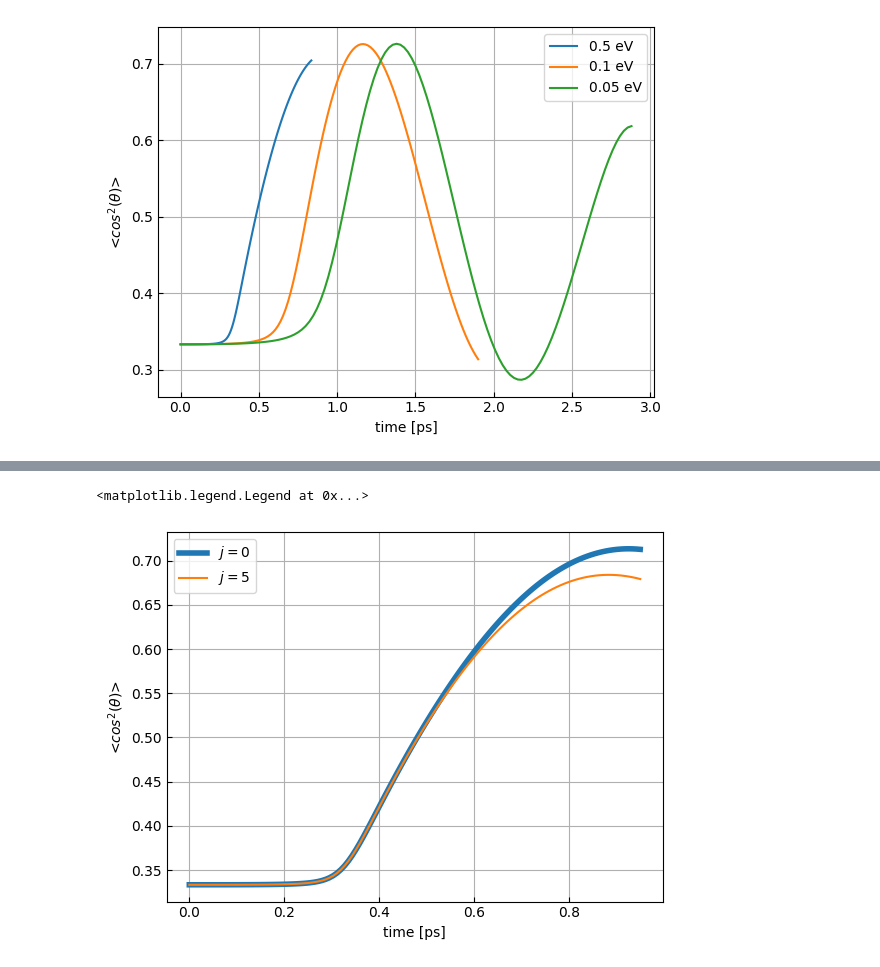
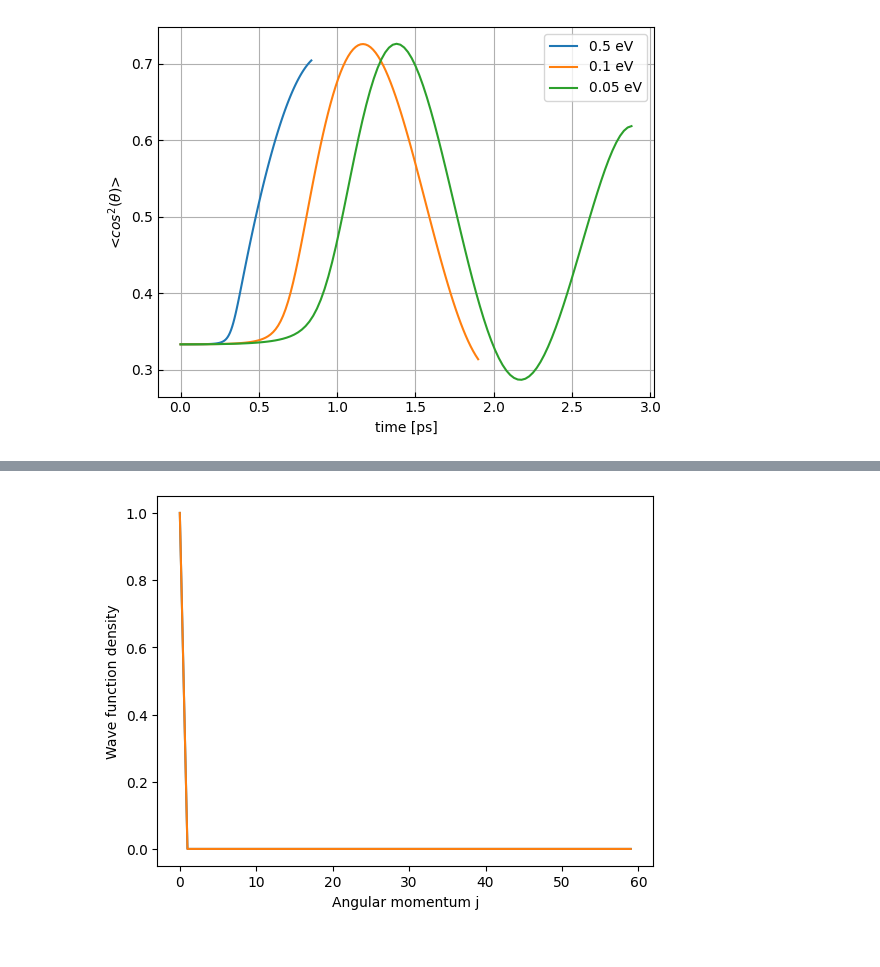
Before and after one commit to Wleter/NeOcs, a Jupyter notebook: analysis/hyq_results.ipynb, the cells around one changed output, grey strips where cells are left out. Cells and saved outputs as stored; diff of their text form; code cells hidden in the pictures.

```diff
--- a/analysis/hyq_results.ipynb
+++ b/analysis/hyq_results.ipynb
@@ -82,24 +73,24 @@ ax.legend(["$j = 0, \Omega = 0$",
-# %%
-path = "../data/"
-
-alignment_0 = np.loadtxt(f"{path}/hyq_0_0_alignment.dat")
-
-j = 5
-alignment_j = np.loadtxt(f"{path}/hyq_{j}_0_alignment.dat")
-alignment_j[1, :] /= (2 * j + 1)
-for omega in range(1, j+1):
-    alignment_j[1, :] += 2/(2 * j + 1) * np.loadtxt(f"{path}/hyq_{j}_{omega}_alignment.dat")[1, :]
-
-fig, ax = plt.subplots()
-ax.grid()
-ax.tick_params(which='both', direction="in")
-ax.set_xlabel('time [ps]')
-ax.set_ylabel('<$cos^2(\\theta)$>')
-
-ax.plot(alignment_0[0, :], alignment_0[1, :], linewidth=4)
-ax.plot(alignment_j[0, :], alignment_j[1, :])
-
-ax.legend(["$j = 0$", "$j = 5$"])
-# %% [output]
-<matplotlib.legend.Legend at 0x...>
-[figure, removed]
+# %%
+path = "../data/"
+
+wave = np.load(f'{path}/hyq_0_0_angular_animation.npy')
+l = np.load(f'{path}/hyq_0_0_angular_animation_angular_momentum_grid.npy')
+qc = np.load(f"{path}/HYQ_angular_qc.npy")
+
+fig, ax = plt.subplots()
+
+def animate(i):
+    qc_wave = np.abs(qc[i, 0:60])
+    qc_wave /= np.sum(qc_wave)
+
+    ax.clear()
+    ax.plot(l, wave[:, i], label="split operator")
+    ax.plot(l, qc_wave, label="quasi-classical")
+
+    ax.set_xlabel('Angular momentum j')
+    ax.set_ylabel('Wave function density')
+
+anim = animation.FuncAnimation(fig, animate, interval=60, frames=wave.shape[1], blit=False)
+anim.save(f'{save_path}/hyq_comparison_angular_animation.gif', writer="pillow", fps=30)
+# %% [output]
+[figure, added]
```
Also changed, not shown: parts of 6 cells of this notebook, 13 other files.
